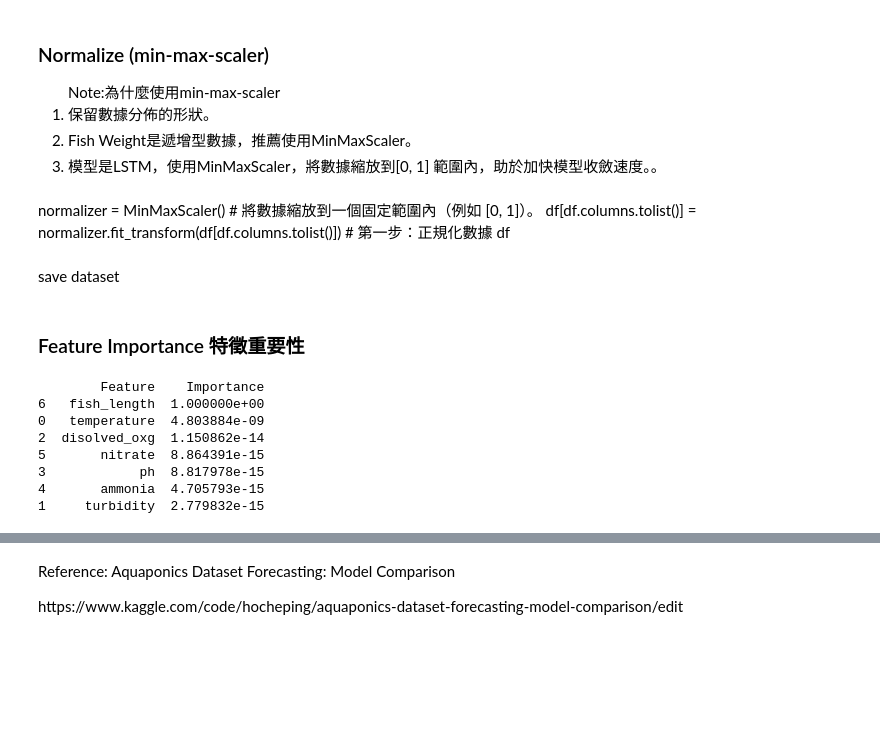
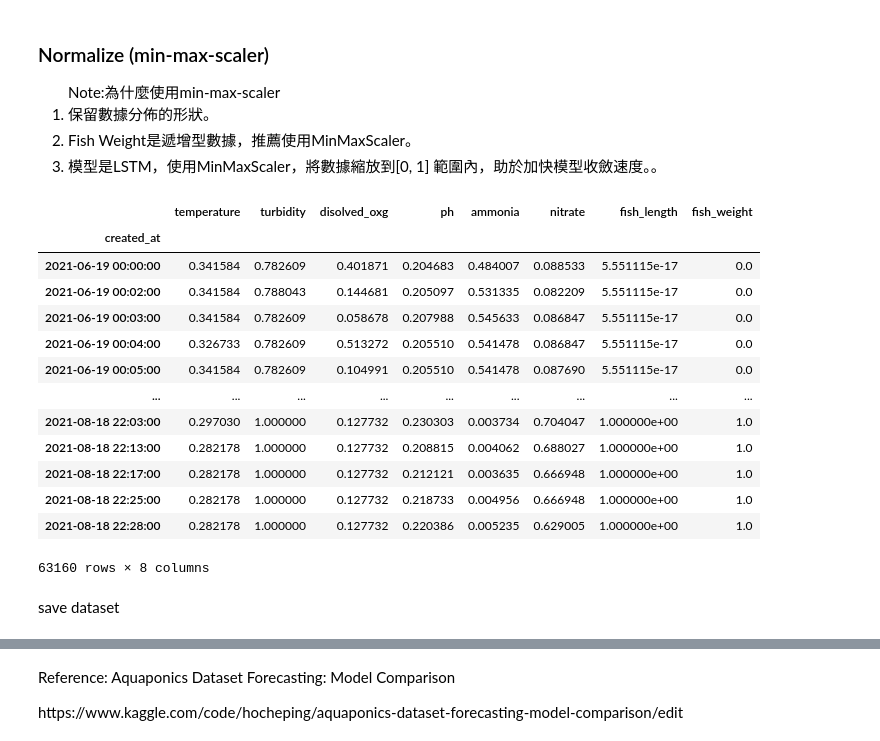
Before and after one commit to AcerPing/xLSTMTime_AquaponicsPond, a Jupyter notebook: DataPreprocess/aquaponics/FishAquaponics_IoTpond3/FishAquaponics_IoTpond3－改版.ipynb, the cells around one changed output, grey strips where cells are left out. Cells and saved outputs as stored; diff of their text form; code cells hidden in the pictures; blank space fills up the shorter version.

```diff
--- a/DataPreprocess/aquaponics/FishAquaponics_IoTpond3/FishAquaponics_IoTpond3－改版.ipynb
+++ b/DataPreprocess/aquaponics/FishAquaponics_IoTpond3/FishAquaponics_IoTpond3－改版.ipynb
@@ -828,15 +869,28 @@ https://www.kaggle.com/code/prakharjadaun/how-to-approach-a-dataset-eda-learn-wi
     <li> Fish Weight是遞增型數據，推薦使用MinMaxScaler。 </li>
     <li> 模型是LSTM，使用MinMaxScaler，將數據縮放到[0, 1] 範圍內，助於加快模型收斂速度。。 </li>
 </ol>
-# %% [markdown]
-normalizer = MinMaxScaler() # 將數據縮放到一個固定範圍內（例如 [0, 1]）。
-df[df.columns.tolist()] = normalizer.fit_transform(df[df.columns.tolist()]) # 第一步：正規化數據
-df
+# %%
+normalizer = MinMaxScaler() # 將數據縮放到一個固定範圍內（例如 [0, 1]）。
+df[df.columns.tolist()] = normalizer.fit_transform(df[df.columns.tolist()]) # 第一步：正規化數據
+df
+# %% [output]
+|  | temperature | turbidity | disolved_oxg | ph | ammonia | nitrate | fish_length | fish_weight |
+| created_at |  |  |  |  |  |  |  |  |
+| 2021-06-19 00:00:00 | 0.341584 | 0.782609 | 0.401871 | 0.204683 | 0.484007 | 0.088533 | 5.551115e-17 | 0.0 |
+| 2021-06-19 00:02:00 | 0.341584 | 0.788043 | 0.144681 | 0.205097 | 0.531335 | 0.082209 | 5.551115e-17 | 0.0 |
+| 2021-06-19 00:03:00 | 0.341584 | 0.782609 | 0.058678 | 0.207988 | 0.545633 | 0.086847 | 5.551115e-17 | 0.0 |
+| 2021-06-19 00:04:00 | 0.326733 | 0.782609 | 0.513272 | 0.205510 | 0.541478 | 0.086847 | 5.551115e-17 | 0.0 |
+| 2021-06-19 00:05:00 | 0.341584 | 0.782609 | 0.104991 | 0.205510 | 0.541478 | 0.087690 | 5.551115e-17 | 0.0 |
+| ... | ... | ... | ... | ... | ... | ... | ... | ... |
+| 2021-08-18 22:03:00 | 0.297030 | 1.000000 | 0.127732 | 0.230303 | 0.003734 | 0.704047 | 1.000000e+00 | 1.0 |
+| 2021-08-18 22:13:00 | 0.282178 | 1.000000 | 0.127732 | 0.208815 | 0.004062 | 0.688027 | 1.000000e+00 | 1.0 |
+| 2021-08-18 22:17:00 | 0.282178 | 1.000000 | 0.127732 | 0.212121 | 0.003635 | 0.666948 | 1.000000e+00 | 1.0 |
+| 2021-08-18 22:25:00 | 0.282178 | 1.000000 | 0.127732 | 0.218733 | 0.004956 | 0.666948 | 1.000000e+00 | 1.0 |
+| 2021-08-18 22:28:00 | 0.282178 | 1.000000 | 0.127732 | 0.220386 | 0.005235 | 0.629005 | 1.000000e+00 | 1.0 |
+63160 rows × 8 columns
 # %% [markdown]
 <p> save dataset </p>
 # %%
 # 輸出Normalize結果
 output_path = 'cleaned_IoTPond3_normalized.csv'
 # df.to_csv(output_path, index=False)
-# %% [markdown]
-<h3> Feature Importance 特徵重要性 </h3>
@@ -847,22 +896,0 @@ y = df['fish_weight']
-# %%
-from sklearn.ensemble import RandomForestRegressor
-
-model = RandomForestRegressor()
-model.fit(X, y)
-
-importance = model.feature_importances_
-importance_df = pd.DataFrame({
-    'Feature': X.columns,
-    'Importance': importance
-}).sort_values(by='Importance', ascending=False)
-
-print(importance_df)
-# %% [output]
-        Feature    Importance
-6   fish_length  1.000000e+00
-0   temperature  4.803884e-09
-2  disolved_oxg  1.150862e-14
-5       nitrate  8.864391e-15
-3            ph  8.817978e-15
-4       ammonia  4.705793e-15
-1     turbidity  2.779832e-15
```
Also changed, not shown: parts of 9 cells of this notebook, 2 other files.
